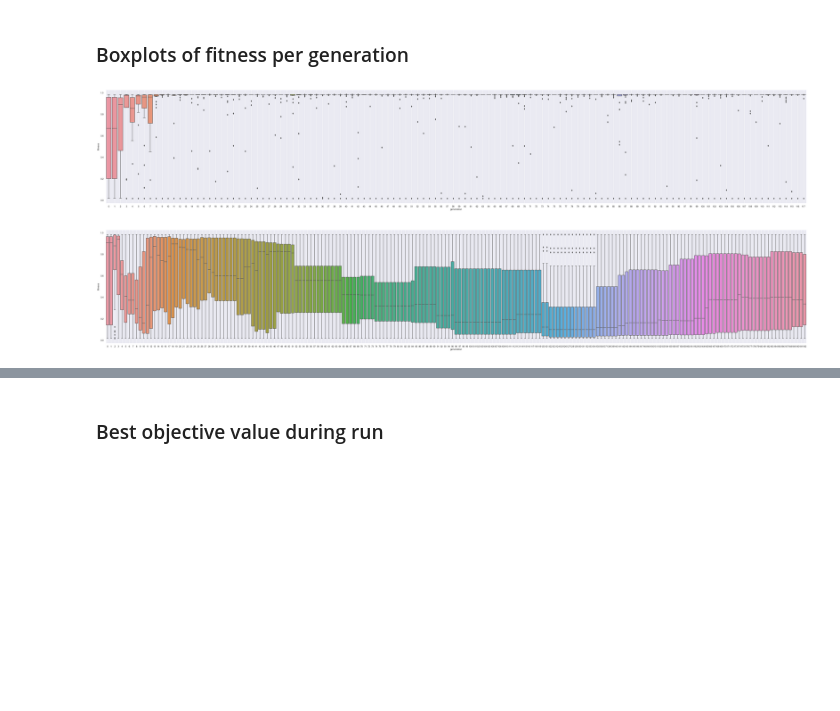
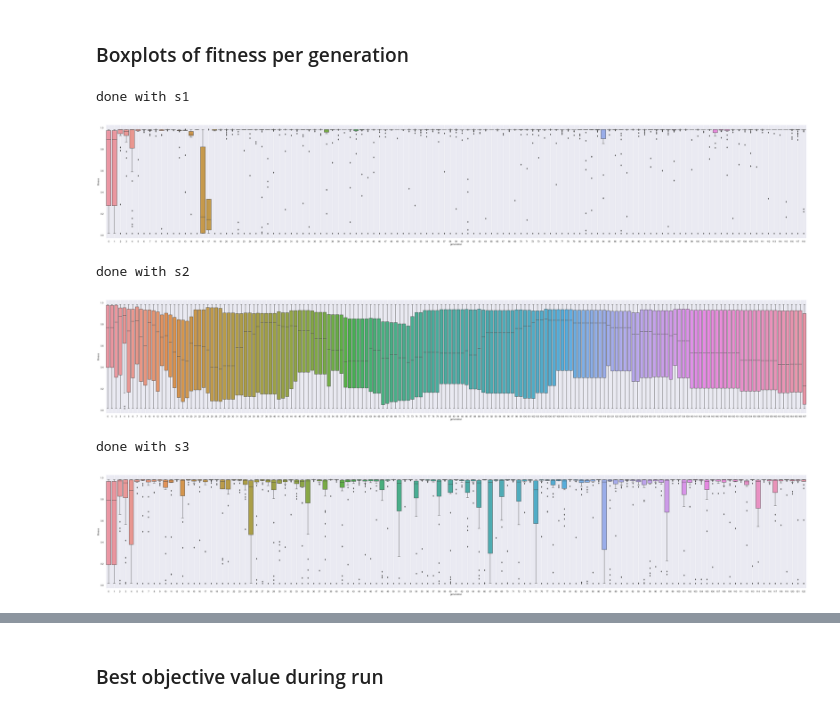
Before and after one commit to N-Brouwer/PPA, a Jupyter notebook: notebooks/data-analysis.ipynb, the cells around one changed output, grey strips where cells are left out. Saved outputs shown, nothing was run; the diff lists cells and outputs as text; code cells hidden in the pictures; blank space fills up the shorter version.

```diff
--- a/notebooks/data-analysis.ipynb
+++ b/notebooks/data-analysis.ipynb
@@ -43,13 +71,13 @@ C:\Users\nieli\Documents\uva\thesis\code
 # %%
 df = pd.DataFrame(columns=['run_n', 'benchmark','selection_method','best_final_objval','best_objval','theoretical_optimum','dimensions'])
 
-directory = 'PPA/results/results-2021-06-03_18-58-27/'
+
 i = 0
-for filename in os.listdir(directory):
+for filename in os.listdir(results_folder):
     i+=1
     if i%500 == 0:
         print(f'total of {i/500*500} files read')
-    file = pickle.load(open(directory+filename,"rb"))
+    file = pickle.load(open(results_folder+filename,"rb"))
 
 
     df = df.append({
@@ -192,4 +231,4 @@ class MidPointLogNorm(LogNorm):
 # %% [markdown]
 ### Create the heatmap for all dimensions
 # %%
-column_order = ['$(\mu,\lambda)$', 'LR', 'RWS', 'E-RWS', 'TOS +R', 'TOS -R','E-TOS' ]
+column_order = ['$(\mu,\lambda)$', 'LR', 'RWS', 'E-RWS', 'TS +R', 'TS -R','E-TS' ]
@@ -283,6 +335,8 @@ plt.show()
 # %%
 grouped_nd = df_nd.groupby(['benchmark','selection_method', 'dimensions']).median().reset_index()
 grouped_2d = df_2d.groupby(['benchmark','selection_method', 'dimensions']).median().reset_index()
+# %%
+method_names = ['$(\mu,\lambda)$', 'LR', 'RWS', 'E-RWS', 'TS +R', 'TS -R','E-TS','seminal']
 # %%
 with sns.axes_style("dark"):
     plt.figure(figsize=(10, 5))
@@ -300,7 +354,13 @@ with sns.axes_style("dark"):
         min_id = benchmark_2d_data.error.argmin()
         count_df = count_df.append({"selection_method":benchmark_2d_data.iloc[min_id].selection_method,"dimension":int(2),"counter":1}, ignore_index=True)
 
-    count_df = count_df.groupby(['selection_method','dimension']).sum().reset_index().sort_values(by=['counter','dimension'],ascending=False)
+    for zero_selection_method in list(set(method_names) - set(count_df.selection_method.unique())):
+        temp = {'selection_method':zero_selection_method,'dimension':2,'counter':0}
+        count_df= count_df.append(temp, ignore_index=True)
+
+    count_df = count_df.groupby(['selection_method','dimension']).sum().sort_values(by=['counter','dimension'],ascending=False)
+    count_df = count_df.loc[count_df.groupby('selection_method').sum().sort_values(by=['counter'],ascending=False).index] #used to order the graph
+
     g = sns.histplot(count_df,y='selection_method', weights='counter',multiple="stack",hue='dimension',palette="colorblind", edgecolor=".3", linewidth=0.5)
 
     i = 0
@@ -589,38 +649,70 @@ s2_parents
 ### Boxplots of fitness per generation
 # %%
 s1_data = s1_results.heritage.ranks_per_generation
+
+#temp remove for non large heritages:
+# s1_data = s1_data[58321:] #this includes the data starting from the 50_000th generation
+
 s1_df = pd.DataFrame(columns=['id','generation','rank','fitness'])
 generations = len(s1_data)
 
 for g in s1_data:
-    for key, row in g.items():
-        for item in row:
-            item['generation'] = key
-            s1_df = s1_df.append(item, ignore_index=True)
+    s1_df = s1_df.append(g, ignore_index=True)
 
+# for g in s1_data:
+#     for key, row in g.items():
+#         for item in row:
+#             item['generation'] = key
+#             s1_df = s1_df.append(item, ignore_index=True)
+print('done with s1')
 s1_df = s1_df.astype({'generation': int})
 plt.figure(figsize=(60, 10))
 ax = sns.boxplot(x='generation', y='fitness', data=s1_df)
 plt.grid()
 plt.show()
 
 
 s2_data = s2_results.heritage.ranks_per_generation
+
+#temp remove for non large heritages:
+# s2_data = s2_data[87708:] #this includes the data starting from the 50_000th generation #old #new: these are the last 300 gen
+
 s2_df = pd.DataFrame(columns=['id','generation','rank','fitness'])
 generations = len(s2_data)
 
 for g in s2_data:
-    for key, row in g.items():
-        for item in row:
-            item['generation'] = key
-            s2_df = s2_df.append(item, ignore_index=True)
-
+    s2_df = s2_df.append(g, ignore_index=True)
+#     for key, row in g.items():
+#         for item in row:
+#             item['generation'] = key
+#             s2_df = s2_df.append(item, ignore_index=True)
+print('done with s2')
 s2_df = s2_df.astype({'generation': int})
 plt.figure(figsize=(60, 10))
 ax = sns.boxplot(x='generation', y='fitness', data=s2_df)
 plt.grid()
 plt.show()
+
+
+
+s3_data = s3_results.heritage.ranks_per_generation
+s3_df = pd.DataFrame(columns=['id','generation','rank','fitness'])
+generations = len(s3_data)
+
+for g in s3_data:
+    s3_df = s3_df.append(g, ignore_index=True)
+
+print('done with s3')
+s3_df = s3_df.astype({'generation': int})
+plt.figure(figsize=(60, 10))
+ax = sns.boxplot(x='generation', y='fitness', data=s3_df)
+plt.grid()
+plt.show()
 # %% [output]
+done with s1
-[figure, old version]
+[figure, new version]
+done with s2
-[figure, old version]
+[figure, new version]
+done with s3
+[figure, added]
 # %%
```
Also changed, not shown: parts of 29 cells of this notebook, 4 other files.
